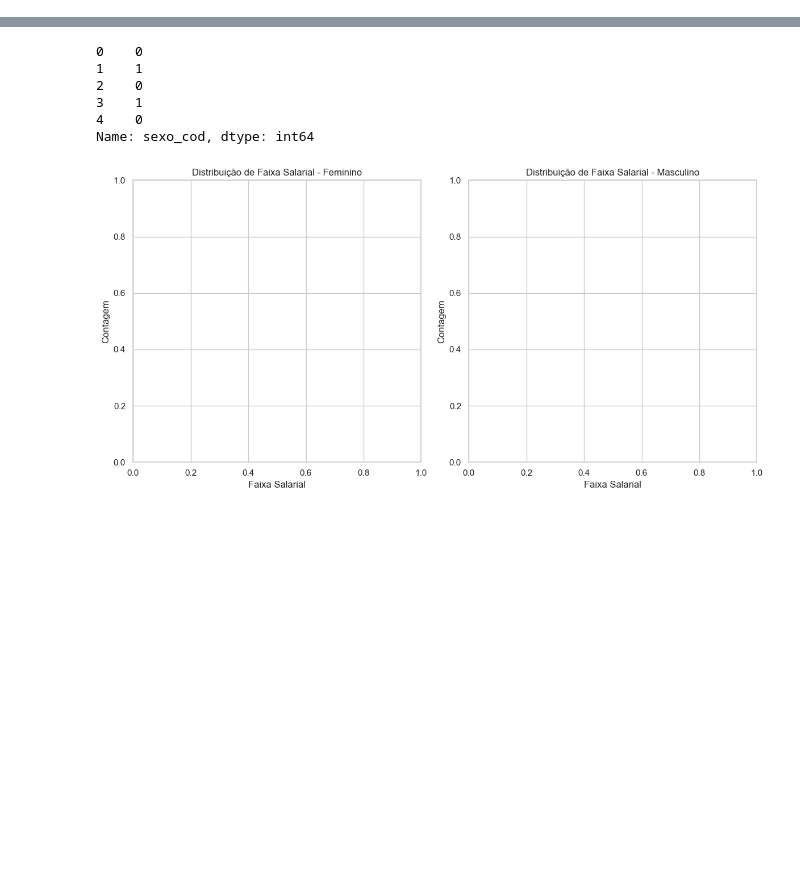
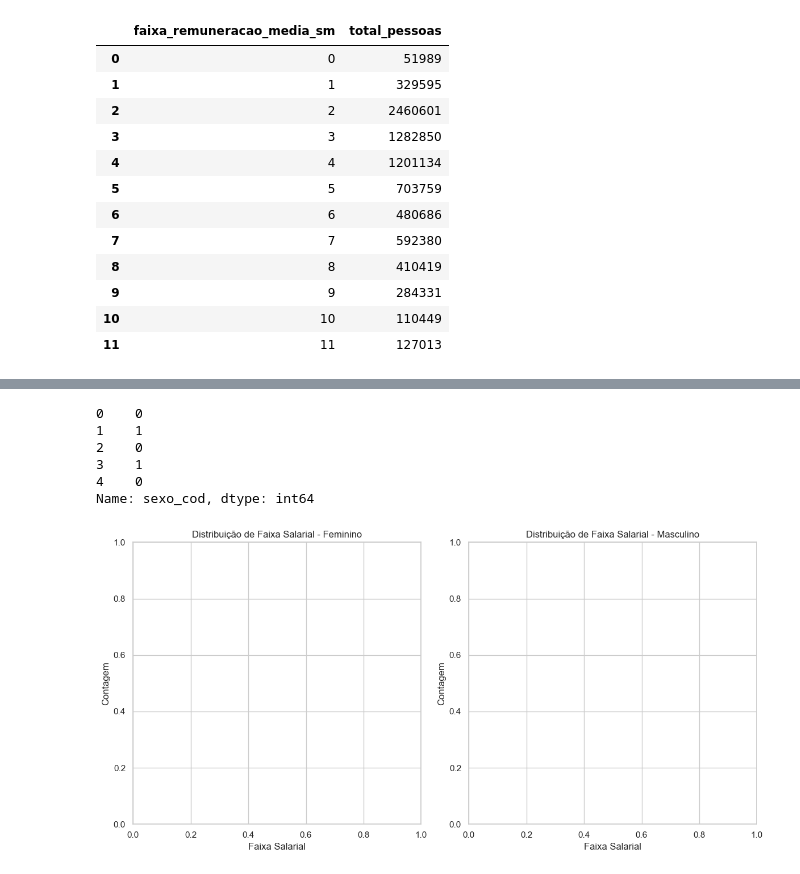
Before and after one commit to luisabolsonisousa/rais_ingestion, a Jupyter notebook: rais_dados/bayes/first_bayes.ipynb, the cells around one changed output, grey strips where cells are left out. Drawn from its saved outputs; the diff is of its cells as text; code cells hidden in the pictures; blank space fills up the shorter version.

```diff
--- a/rais_dados/bayes/first_bayes.ipynb
+++ b/rais_dados/bayes/first_bayes.ipynb
@@ -22,3 +22,28 @@ df.head()
 # %%
 # Codificando a variável 'sexo' como numérica (0 para F e 1 para M)
 df['sexo_cod'] = df['sexo'].map({'F': 0, 'M': 1})
+# %%
+df_f = df[df["sexo_cod"]==0].groupby([ 'faixa_remuneracao_media_sm'])['total_pessoas'].sum().reset_index()
+# Plotando os dados
+plt.figure(figsize=(10, 6))
+plt.bar(df['faixa_remuneracao_media_sm'], df_f['total_pessoas'], color='skyblue')
+plt.title('Distribuição de Pessoas por Faixa de Remuneração Média (SM)')
+plt.xlabel('Faixa de Remuneração Média (SM)')
+plt.ylabel('Total de Pessoas')
+plt.xticks(df['faixa_remuneracao_media_sm'])
+plt.grid(axis='y', linestyle='--', alpha=0.7)
+plt.show()
+# %% [output]
+|  | faixa_remuneracao_media_sm | total_pessoas |
+| 0 | 0 | 51989 |
+| 1 | 1 | 329595 |
+| 2 | 2 | 2460601 |
+| 3 | 3 | 1282850 |
+| 4 | 4 | 1201134 |
+| 5 | 5 | 703759 |
+| 6 | 6 | 480686 |
+| 7 | 7 | 592380 |
+| 8 | 8 | 410419 |
+| 9 | 9 | 284331 |
+| 10 | 10 | 110449 |
+| 11 | 11 | 127013 |
```
Also changed, not shown: parts of 3 cells of this notebook, 34 other files.
